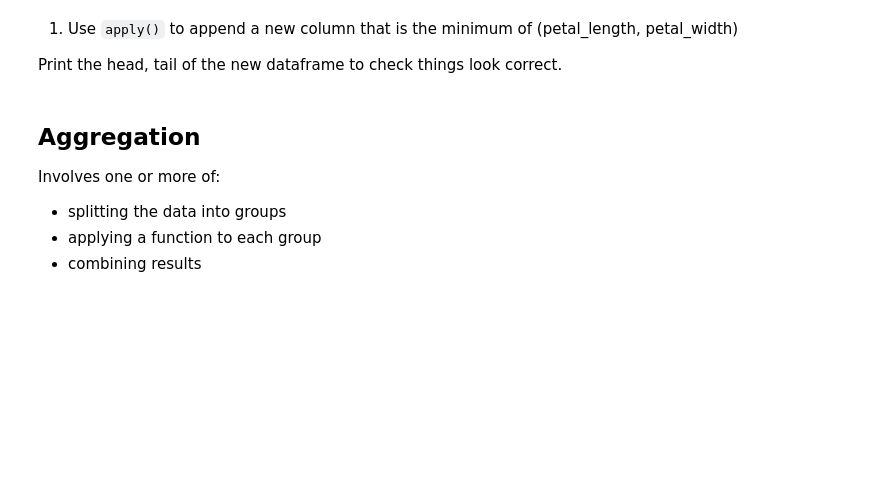
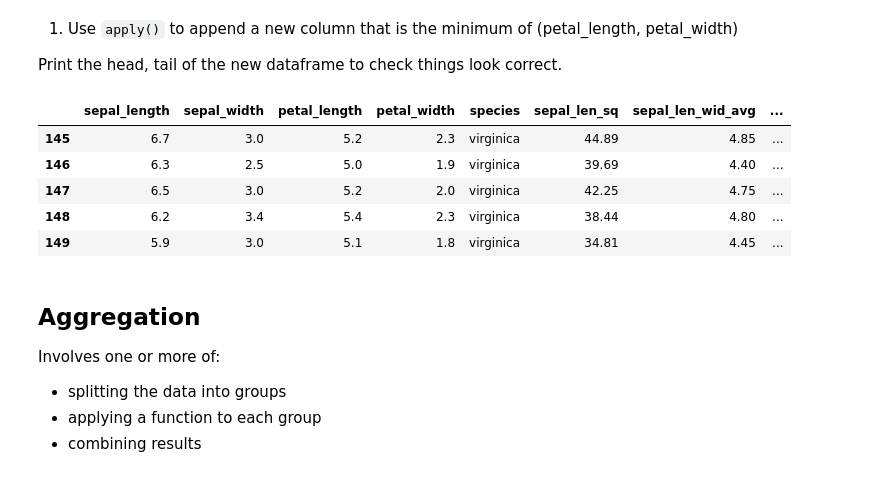
Before and after one commit to CabellPasco/CabellPasco, a Jupyter notebook: Pandas/Data_manipulation_student.ipynb, the cells around one changed output. Drawn from its saved outputs; the diff is of its cells as text; code cells hidden in the pictures; blank space fills up the shorter version.

```diff
--- a/Pandas/Data_manipulation_student.ipynb
+++ b/Pandas/Data_manipulation_student.ipynb
@@ -103,6 +125,17 @@ iris.head()
 1) Use `apply()` to append a new column that is the minimum of (petal_length, petal_width)
 
 Print the head, tail of the new dataframe to check things look correct.
+# %%
+iris['min_petal'] = iris.apply(lambda x: (x['petal_length'], x['petal_width']), axis=1)
+iris.head()
+iris.tail()
+# %% [output]
+|  | sepal_length | sepal_width | petal_length | petal_width | species | sepal_len_sq | sepal_len_wid_avg | ... |
+| 145 | 6.7 | 3.0 | 5.2 | 2.3 | virginica | 44.89 | 4.85 | ... |
+| 146 | 6.3 | 2.5 | 5.0 | 1.9 | virginica | 39.69 | 4.40 | ... |
+| 147 | 6.5 | 3.0 | 5.2 | 2.0 | virginica | 42.25 | 4.75 | ... |
+| 148 | 6.2 | 3.4 | 5.4 | 2.3 | virginica | 38.44 | 4.80 | ... |
+| 149 | 5.9 | 3.0 | 5.1 | 1.8 | virginica | 34.81 | 4.45 | ... |
 # %% [markdown]
 ## Aggregation
 
```
Also changed, not shown: parts of 14 cells of this notebook.
